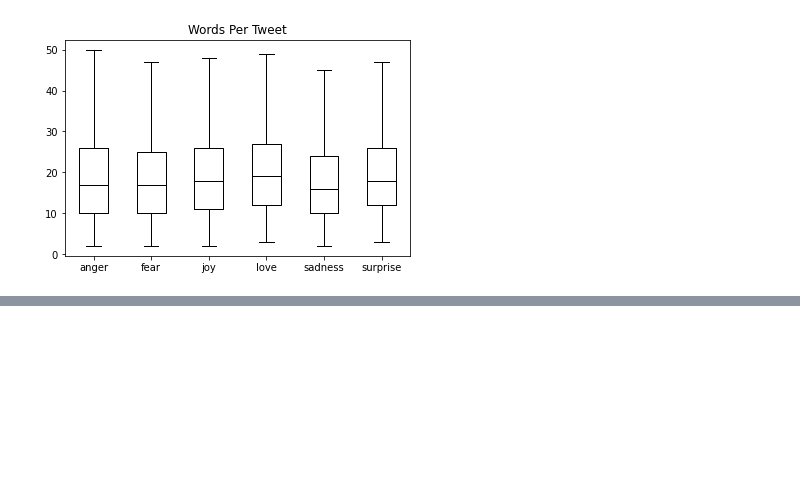
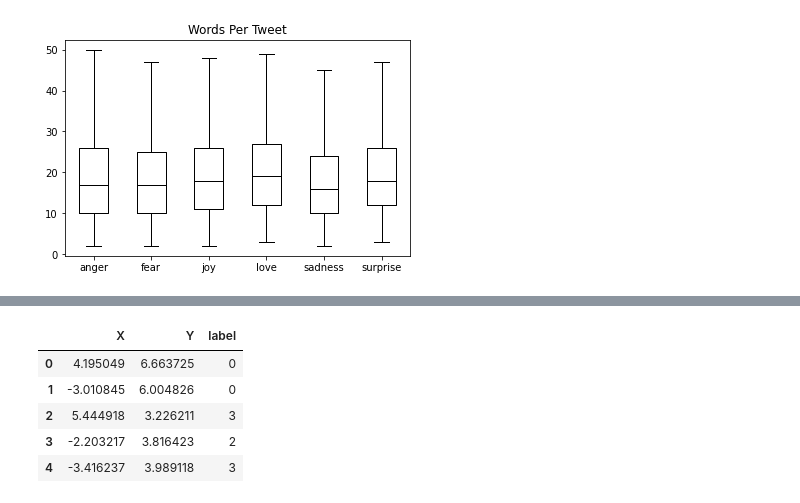
Before and after one commit to ohikouta/transformers, a Jupyter notebook: ch02.ipynb, the cells around one changed output, grey strips where cells are left out. Cells and saved outputs as stored; diff of their text form; code cells hidden in the pictures; blank space fills up the shorter version.

```diff
--- a/ch02.ipynb
+++ b/ch02.ipynb
@@ -200,0 +326,5 @@ emotions.reset_format()
+# %%
+inputs = {k:v.to(device) for k, v in inputs.items()}
+with torch.no_grad():
+  outputs = model(**inputs)
+print(outputs)
@@ -200,0 +348,10 @@ emotions.reset_format()
+# %%
+# ここまでのステップを関数としてまとめる
+def extract_hidden_states(batch):
+  # モデルの入力をGPU上へ配置
+  inputs = {k:v.to(device) for k, v in batch.items() if k in tokenizer.model_input_names}
+  # 最後の隠れ層状態を抽出
+  with torch.no_grad():
+    last_hidden_state = model(**inputs).last_hidden_state
+  # [CLS]トークンに対するベクトルを返す
+  return {"hidden_state": last_hidden_state[:, 0].cpu().numpy()}
@@ -200,0 +403,20 @@ emotions.reset_format()
+# %%
+# UMAPアルゴリズムを使ってベクトルを2次元に射影
+import umap.umap_ as umap
+from sklearn.preprocessing import MinMaxScaler
+
+# 特徴量を[0, 1]区間にスケールする
+X_scaled = MinMaxScaler().fit_transform(X_train)
+# UMAPの初期化とfit
+mapper = umap.UMAP(n_components=2, metric='cosine').fit(X_scaled)
+# 2次元埋め込みのDataFrameを作成
+df_emb = pd.DataFrame(mapper.embedding_, columns=["X", "Y"])
+df_emb["label"] = y_train
+df_emb.head()
+# %% [output]
+|  | X | Y | label |
+| 0 | 4.195049 | 6.663725 | 0 |
+| 1 | -3.010845 | 6.004826 | 0 |
+| 2 | 5.444918 | 3.226211 | 3 |
+| 3 | -2.203217 | 3.816423 | 2 |
+| 4 | -3.416237 | 3.989118 | 3 |
```
Also changed, not shown: parts of 49 cells of this notebook.
